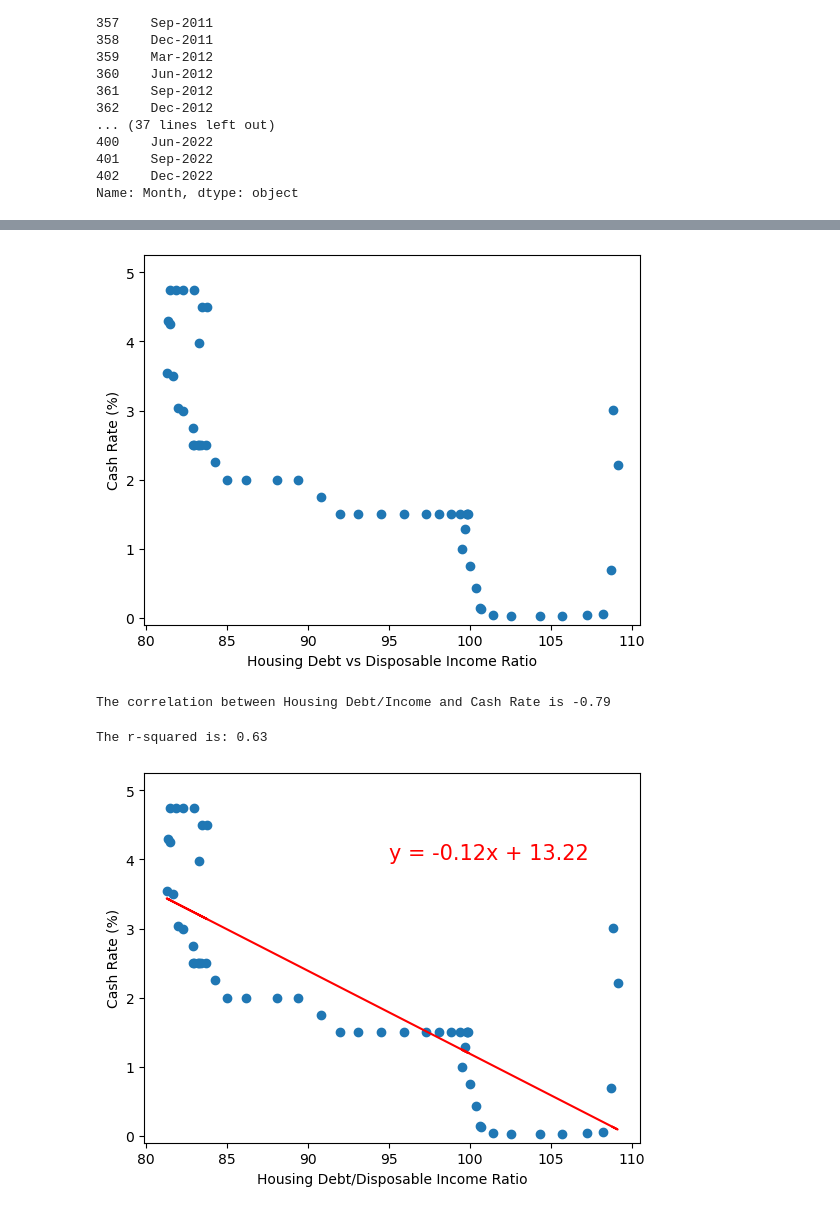
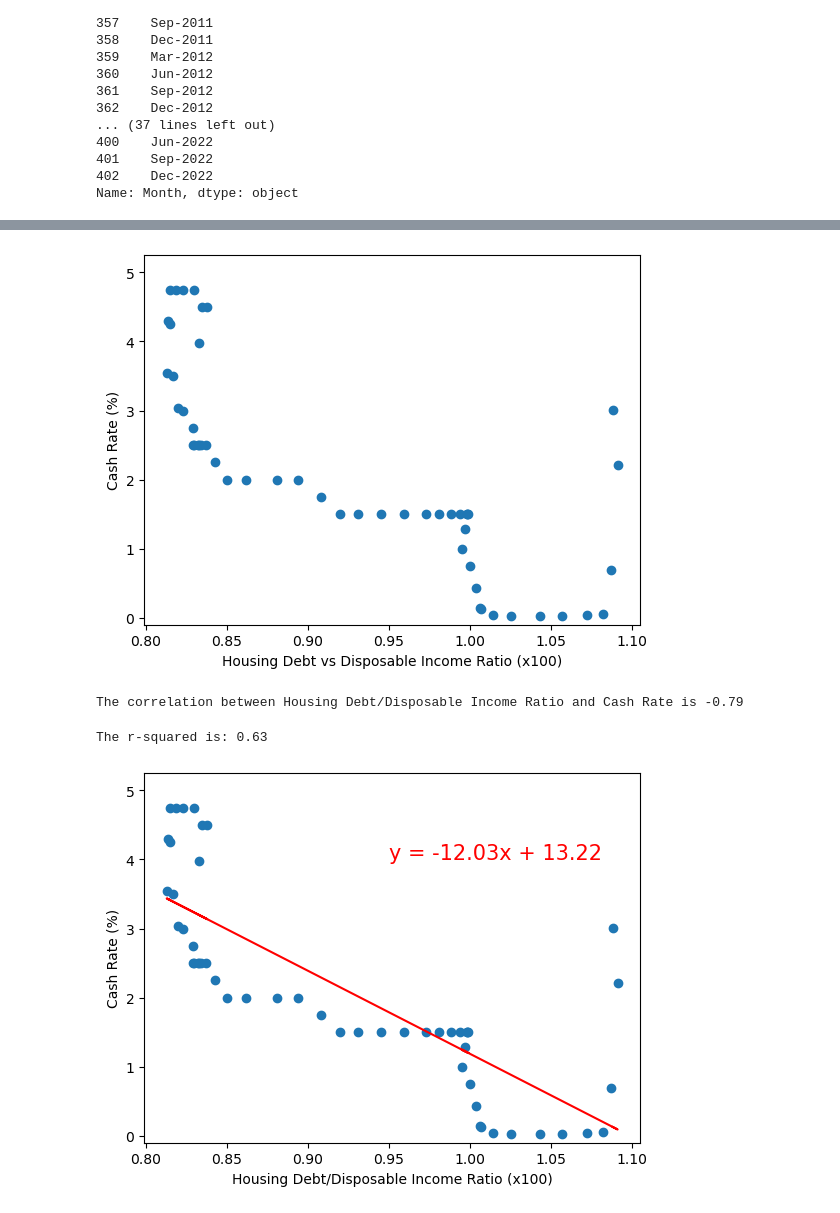
Before and after one commit to irwine-young/Project-1-Bootcamp, a Jupyter notebook: data_analysis_hh_finance.ipynb, the cells around one changed output, grey strips where cells are left out. Drawn from its saved outputs; the diff is of its cells as text; code cells hidden in the pictures.

```diff
--- a/data_analysis_hh_finance.ipynb
+++ b/data_analysis_hh_finance.ipynb
@@ -75,7 +75,9 @@ x_axis
 Name: Month, dtype: object
 # %%
 #household debt/income ratio
-dbt_inc_ratio=hhold_fin_exchange_rate_df["Owner Occ. Hsing Dbt / Inc"]
+dbt_inc_ratio=hhold_fin_exchange_rate_df["Owner Occ. Hsing Dbt / Inc"]/100
 
 #cash rate
 cash_rate=hhold_fin_exchange_rate_df["Cash Rate (%)"]
+
+dbt_inc_ratio.head()
@@ -98,38 +107,39 @@ plt.show()
 # %%
 #Cash rate vs Owner Occ. Hsing Dbt / Inc Ratio
-plt.scatter(hhold_fin_exchange_rate_df["Owner Occ. Hsing Dbt / Inc"], hhold_fin_exchange_rate_df["Cash Rate (%)"])
-plt.xlabel("Housing Debt vs Disposable Income Ratio")
+plt.scatter(dbt_inc_ratio, hhold_fin_exchange_rate_df["Cash Rate (%)"])
+plt.xlabel("Housing Debt vs Disposable Income Ratio (x100)")
 plt.ylabel("Cash Rate (%)")
 plt.ylim(-0.1, max(hhold_fin_exchange_rate_df["Cash Rate (%)"])+0.5)
 plt.show()
 # %% [output]
-[figure, old version]
+[figure, new version]
 # %%
 #correlation between Owner Occ. Hsing Dbt / Inc and Cash rate
 
-dbt_inc = hhold_fin_exchange_rate_df["Owner Occ. Hsing Dbt / Inc"]
+dbt_inc = dbt_inc_ratio
 cash_rate = hhold_fin_exchange_rate_df["Cash Rate (%)"]
 correlation = st.pearsonr(dbt_inc,cash_rate)
 print(f'The correlation between Housing Debt/Disposable Income Ratio and Cash Rate is {round(correlation[0],2)}')
 # %% [output]
-The correlation between Housing Debt/Income and Cash Rate is -0.79
+The correlation between Housing Debt/Disposable Income Ratio and Cash Rate is -0.79
 # %%
 #r-squared value for the plot
 
-x_values = hhold_fin_exchange_rate_df["Owner Occ. Hsing Dbt / Inc"]
+x_values = dbt_inc
 y_values = hhold_fin_exchange_rate_df["Cash Rate (%)"]
 (slope, intercept, rvalue, pvalue, stderr) = linregress(x_values, y_values)
 regress_values = x_values * slope + intercept
 line_eq = "y = " + str(round(slope,2)) + "x + " + str(round(intercept,2))
 
 plt.scatter(x_values, y_values)
 plt.plot(x_values,regress_values,"r-")
-plt.annotate(line_eq,(95,4),fontsize = 15, color = "red")
-plt.xlabel("Housing Debt/Disposable Income Ratio")
+plt.annotate(line_eq,(0.95,4),fontsize = 15, color = "red")
+plt.xlabel("Housing Debt/Disposable Income Ratio (x100)")
 plt.ylabel("Cash Rate (%)")
 plt.ylim(-0.1, max(hhold_fin_exchange_rate_df["Cash Rate (%)"])+0.5)
 print(f"The r-squared is: {round(rvalue**2,2)}")
+plt.savefig("Graphs/Correlation Debt-Income Ratio (x100) vs Cash rate.png")
 plt.show()
 # %% [output]
 The r-squared is: 0.63
-[figure, old version]
+[figure, new version]
```
Also changed, not shown: parts of 2 cells of this notebook, 2 other files.
